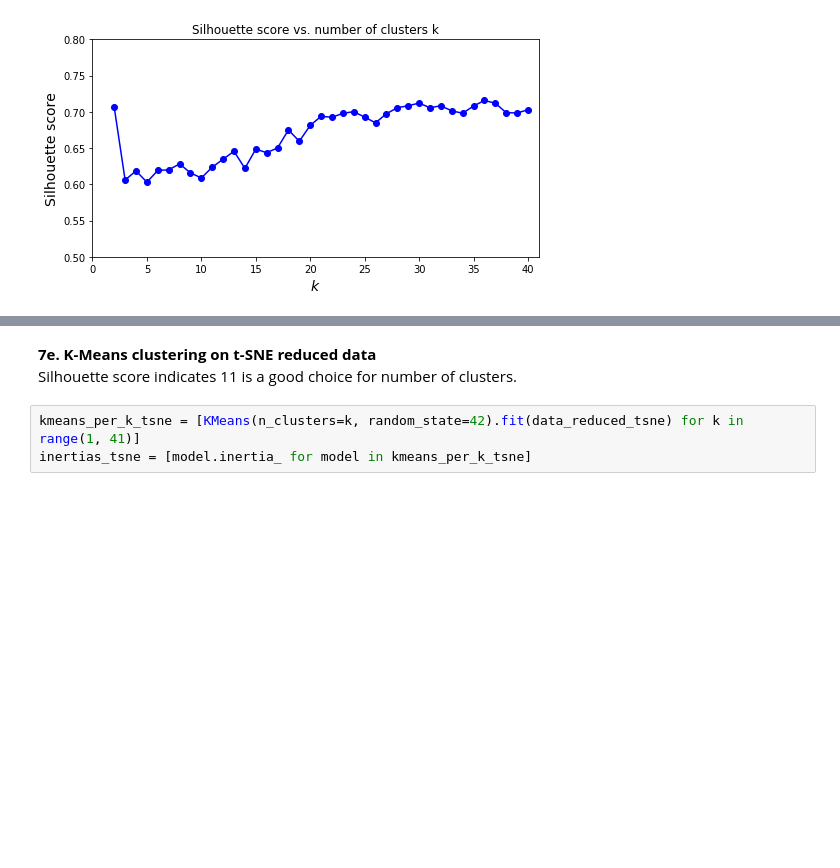
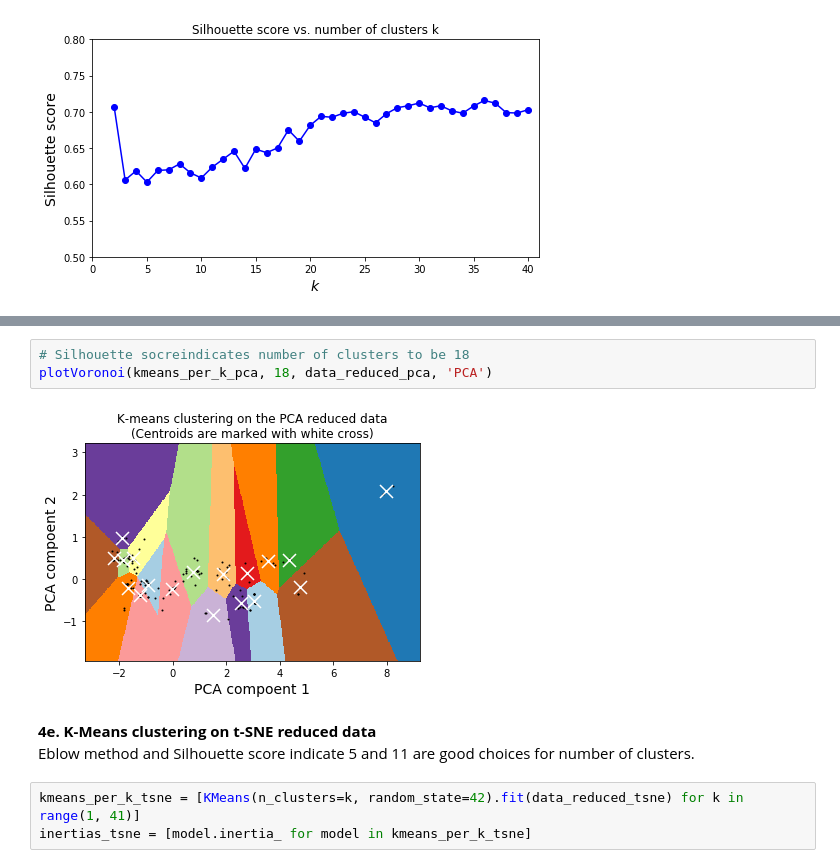
Before and after one commit to Tian-cherubic/Molecular_Geometry_Recognition, a Jupyter notebook: Molecular_Geometry_Recognition.ipynb, the cells around one changed output, grey strips where cells are left out. Drawn from its saved outputs; the diff is of its cells as text; blank space fills up the shorter version.

```diff
--- a/Molecular_Geometry_Recognition.ipynb
+++ b/Molecular_Geometry_Recognition.ipynb
@@ -431,6 +429,11 @@ plotVoronoi(kmeans_per_k_pca, 12, data_reduced_pca, 'PCA')
+# %%
+# Silhouette socreindicates number of clusters to be 18
+plotVoronoi(kmeans_per_k_pca, 18, data_reduced_pca, 'PCA')
+# %% [output]
+[figure, added]
 # %% [markdown]
-**7e. K-Means clustering on t-SNE reduced data** <br>
-Silhouette score indicates 11 is a good choice for number of clusters.
+**4e. K-Means clustering on t-SNE reduced data** <br>
+Eblow method and Silhouette score indicate 5 and 11 are good choices for number of clusters.
 # %%
 kmeans_per_k_tsne = [KMeans(n_clusters=k, random_state=42).fit(data_reduced_tsne) for k in range(1, 41)]
 inertias_tsne = [model.inertia_ for model in kmeans_per_k_tsne]
```
Also changed, not shown: parts of 25 cells of this notebook.
